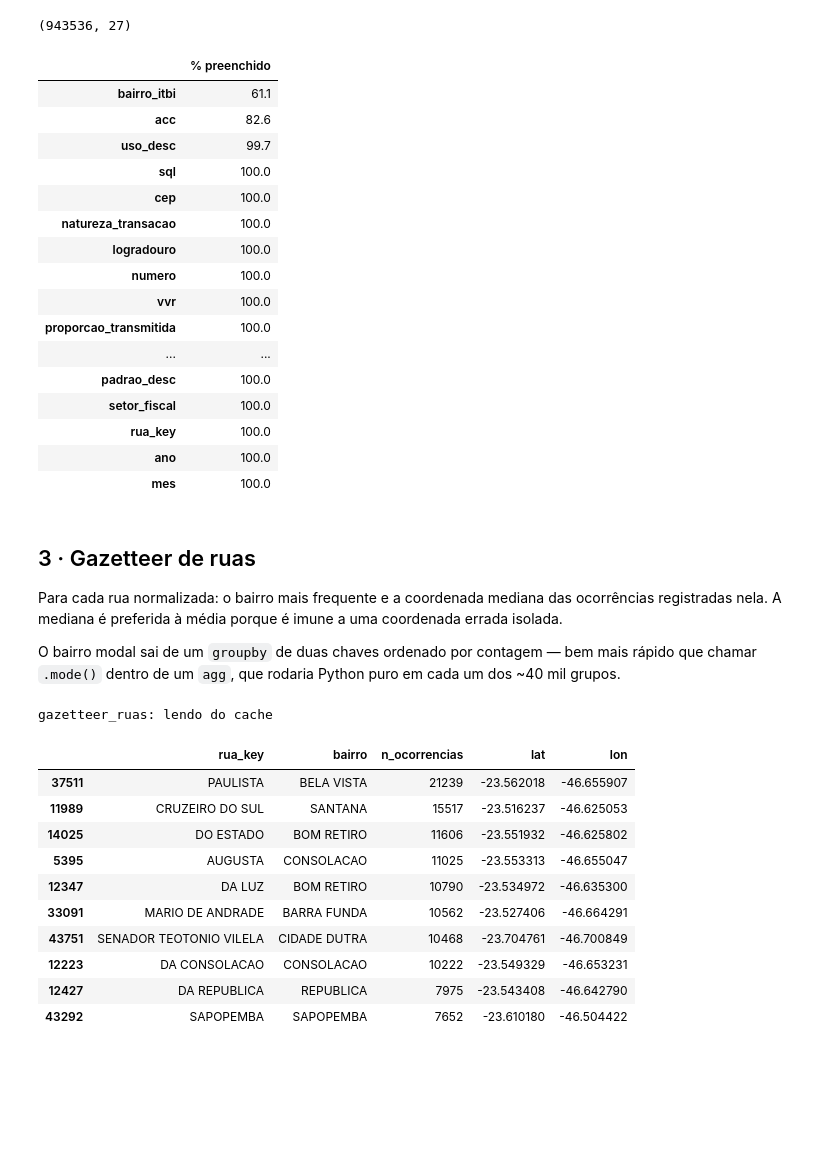
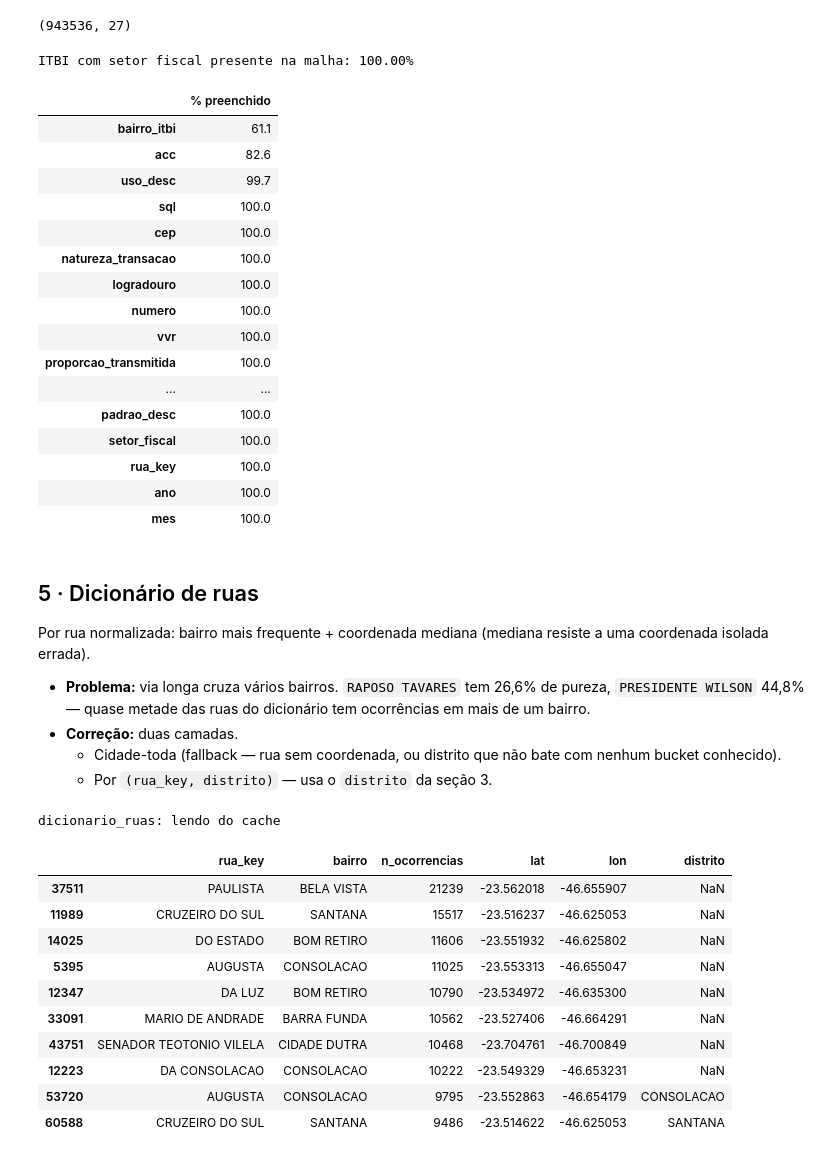
Before and after one commit to Rafa-Russo/Grupo-2, a Jupyter notebook: exploration/Russo/imoveis_sp/01_preparacao.ipynb, the cells around one changed output. Saved outputs shown, nothing was run; the diff lists cells and outputs as text; code cells hidden in the pictures; blank space fills up the shorter version.

```diff
--- a/exploration/Russo/imoveis_sp/01_preparacao.ipynb
+++ b/exploration/Russo/imoveis_sp/01_preparacao.ipynb
@@ -104,6 +132,9 @@ def limpa_texto(valor):
 
 
 def chave_rua(nome):
+    """Retira o tipo de via (`R`, `AV`, `TV`…) e expande as abreviações de título (`BRIG` → `BRIGADEIRO`).
+
+    O que sobra é o nome próprio da rua, possibilitando o join."""
     texto = limpa_texto(nome)
     if texto is None or "VEDACAO" in texto:
         return None
@@ -238,0 +363,12 @@ crimes.notna().mean().mul(100).round(1).sort_values().to_frame("% preenchido")
+# %%
+geolocalizados = crimes.dropna(subset=["lat", "lon"])
+pontos = gpd.GeoDataFrame(
+    {"indice": geolocalizados.index},
+    geometry=gpd.points_from_xy(geolocalizados["lon"], geolocalizados["lat"]),
+    crs=4326,
+)
+dentro = gpd.sjoin(pontos, distritos[["nm_distrito_municipal", "geometry"]], how="left", predicate="within")
+mapa_distrito = dentro.drop_duplicates("indice").set_index("indice")["nm_distrito_municipal"]
+crimes["distrito"] = crimes.index.map(mapa_distrito)
+
+print(f"crimes com distrito resolvido: {crimes['distrito'].notna().mean():.1%}")
@@ -301,8 +439,10 @@ itbi.shape
 itbi_sp: lendo do cache
 (943536, 27)
 # %%
+print(f"ITBI com setor fiscal presente na malha: {itbi['setor_fiscal'].astype(str).isin(set(setores['setor_fiscal'])).mean():.2%}\n")
 itbi.notna().mean().mul(100).round(1).sort_values().to_frame("% preenchido")
 # %% [output]
+ITBI com setor fiscal presente na malha: 100.00%
 |  | % preenchido |
 | bairro_itbi | 61.1 |
 | acc | 82.6 |
@@ -321,37 +461,46 @@ itbi.notna().mean().mul(100).round(1).sort_values().to_frame("% preenchido")
 | ano | 100.0 |
 | mes | 100.0 |
 # %% [markdown]
-## 3 · Gazetteer de ruas
+## 5 · Dicionário de ruas
 
-Para cada rua normalizada: o bairro mais frequente e a coordenada mediana das ocorrências registradas nela. A mediana é preferida à média porque é imune a uma coordenada errada isolada.
+Por rua normalizada: bairro mais frequente + coordenada mediana (mediana resiste a uma coordenada isolada errada).
 
-O bairro modal sai de um `groupby` de duas chaves ordenado por contagem — bem mais rápido que chamar `.mode()` dentro de um `agg`, que rodaria Python puro em cada um dos ~40 mil grupos.
+- **Problema:** via longa cruza vários bairros. `RAPOSO TAVARES` tem 26,6% de pureza, `PRESIDENTE WILSON` 44,8% — quase metade das ruas do dicionário tem ocorrências em mais de um bairro.
+- **Correção:** duas camadas.
+  - Cidade-toda (fallback — rua sem coordenada, ou distrito que não bate com nenhum bucket conhecido).
+  - Por `(rua_key, distrito)` — usa o `distrito` da seção 3.
 # %%
-def monta_gazetteer():
-    base = crimes.dropna(subset=["rua_key", "bairro"])
-    pares = base.groupby(["rua_key", "bairro"], observed=True).size().rename("n").reset_index()
+def agrega_ruas(base, chaves):
+    pares = base.groupby([*chaves, "bairro"], observed=True).size().rename("n").reset_index()
     modal = (
         pares.sort_values("n")
-        .groupby("rua_key", observed=True)
+        .groupby(chaves, observed=True)
         .agg(bairro=("bairro", "last"), n_ocorrencias=("n", "sum"))
     )
-    coordenadas = base.groupby("rua_key", observed=True)[["lat", "lon"]].median()
+    coordenadas = base.groupby(chaves, observed=True)[["lat", "lon"]].median()
     return modal.join(coordenadas).reset_index()
 
 
-gazetteer = cache("gazetteer_ruas", monta_gazetteer)
-gazetteer.sort_values("n_ocorrencias", ascending=False).head(10)
+def monta_dicionario():
+    base = crimes.dropna(subset=["rua_key", "bairro"])
+    cidade_toda = agrega_ruas(base, ["rua_key"]).assign(distrito=None)
+    por_distrito = agrega_ruas(base.dropna(subset=["distrito"]), ["rua_key", "distrito"])
+    return pd.concat([cidade_toda, por_distrito], ignore_index=True)
+
+
+dicionario_ruas = cache("dicionario_ruas", monta_dicionario)
+dicionario_ruas.sort_values("n_ocorrencias", ascending=False).head(10)
 # %% [output]
-gazetteer_ruas: lendo do cache
+dicionario_ruas: lendo do cache
-|  | rua_key | bairro | n_ocorrencias | lat | lon |
-| 37511 | PAULISTA | BELA VISTA | 21239 | -23.562018 | -46.655907 |
-| 11989 | CRUZEIRO DO SUL | SANTANA | 15517 | -23.516237 | -46.625053 |
-| 14025 | DO ESTADO | BOM RETIRO | 11606 | -23.551932 | -46.625802 |
-| 5395 | AUGUSTA | CONSOLACAO | 11025 | -23.553313 | -46.655047 |
-| 12347 | DA LUZ | BOM RETIRO | 10790 | -23.534972 | -46.635300 |
-| 33091 | MARIO DE ANDRADE | BARRA FUNDA | 10562 | -23.527406 | -46.664291 |
-| 43751 | SENADOR TEOTONIO VILELA | CIDADE DUTRA | 10468 | -23.704761 | -46.700849 |
-| 12223 | DA CONSOLACAO | CONSOLACAO | 10222 | -23.549329 | -46.653231 |
-| 12427 | DA REPUBLICA | REPUBLICA | 7975 | -23.543408 | -46.642790 |
-| 43292 | SAPOPEMBA | SAPOPEMBA | 7652 | -23.610180 | -46.504422 |
+|  | rua_key | bairro | n_ocorrencias | lat | lon | distrito |
+| 37511 | PAULISTA | BELA VISTA | 21239 | -23.562018 | -46.655907 | NaN |
+| 11989 | CRUZEIRO DO SUL | SANTANA | 15517 | -23.516237 | -46.625053 | NaN |
+| 14025 | DO ESTADO | BOM RETIRO | 11606 | -23.551932 | -46.625802 | NaN |
+| 5395 | AUGUSTA | CONSOLACAO | 11025 | -23.553313 | -46.655047 | NaN |
+| 12347 | DA LUZ | BOM RETIRO | 10790 | -23.534972 | -46.635300 | NaN |
+| 33091 | MARIO DE ANDRADE | BARRA FUNDA | 10562 | -23.527406 | -46.664291 | NaN |
+| 43751 | SENADOR TEOTONIO VILELA | CIDADE DUTRA | 10468 | -23.704761 | -46.700849 | NaN |
+| 12223 | DA CONSOLACAO | CONSOLACAO | 10222 | -23.549329 | -46.653231 | NaN |
+| 53720 | AUGUSTA | CONSOLACAO | 9795 | -23.552863 | -46.654179 | CONSOLACAO |
+| 60588 | CRUZEIRO DO SUL | SANTANA | 9486 | -23.514622 | -46.625053 | SANTANA |
 # %% [markdown]
```
Also changed, not shown: parts of 20 cells of this notebook, 4 other files.
